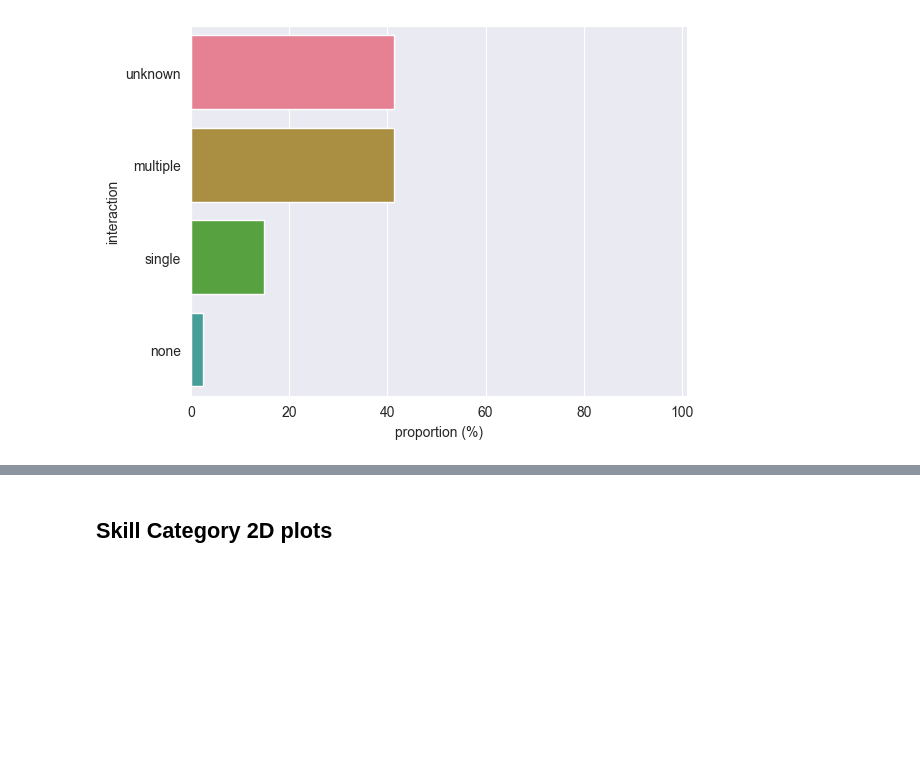
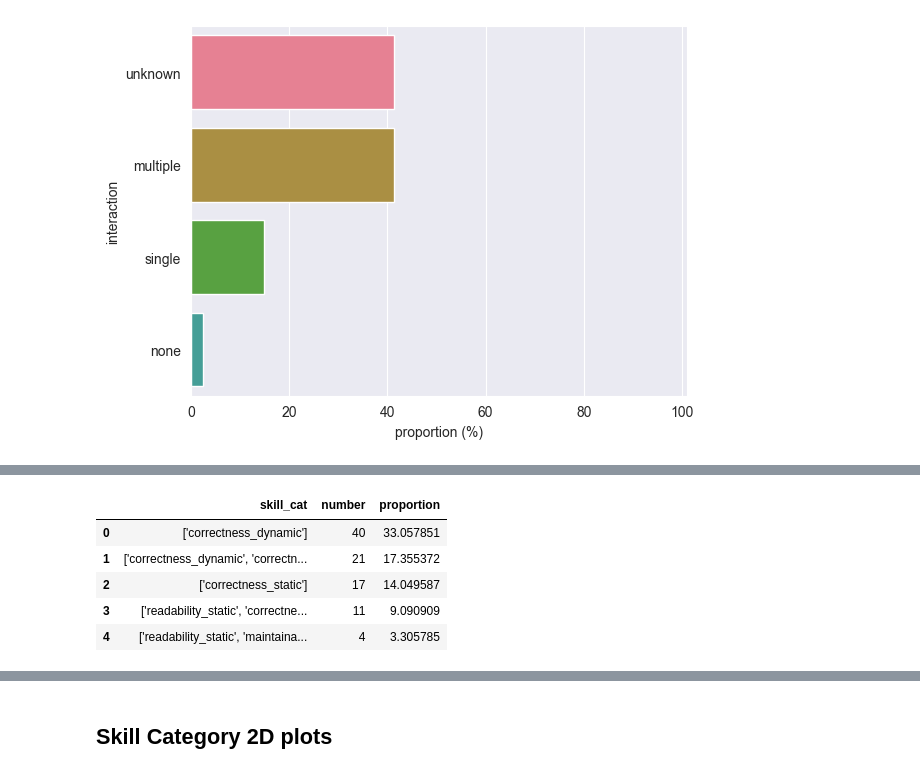
Before and after one commit to m-messer/Automated-Assessment-SLR-Data-Processing, a Jupyter notebook: results.ipynb, the cells around one changed output, grey strips where cells are left out. Drawn from its saved outputs; the diff is of its cells as text; code cells hidden in the pictures; blank space fills up the shorter version.

```diff
--- a/results.ipynb
+++ b/results.ipynb
@@ -145,0 +149,13 @@ plt.savefig('plots/interaction.pdf', bbox_inches='tight')
+# %%
+skill_cat_count = df.skill_cat.value_counts().reset_index()
+skill_cat_count.columns = ["skill_cat", 'number']
+skill_cat_count['proportion'] = (skill_cat_count.number / skill_cat_count.number.sum()) * 100
+skill_cat_count.skill_cat = skill_cat_count.skill_cat.astype(str)
+skill_cat_count.head()
+# %% [output]
+|  | skill_cat | number | proportion |
+| 0 | ['correctness_dynamic'] | 40 | 33.057851 |
+| 1 | ['correctness_dynamic', 'correctn... | 21 | 17.355372 |
+| 2 | ['correctness_static'] | 17 | 14.049587 |
+| 3 | ['readability_static', 'correctne... | 11 | 9.090909 |
+| 4 | ['readability_static', 'maintaina... | 4 | 3.305785 |
```
Also changed, not shown: parts of 6 cells of this notebook, 12 other files.
